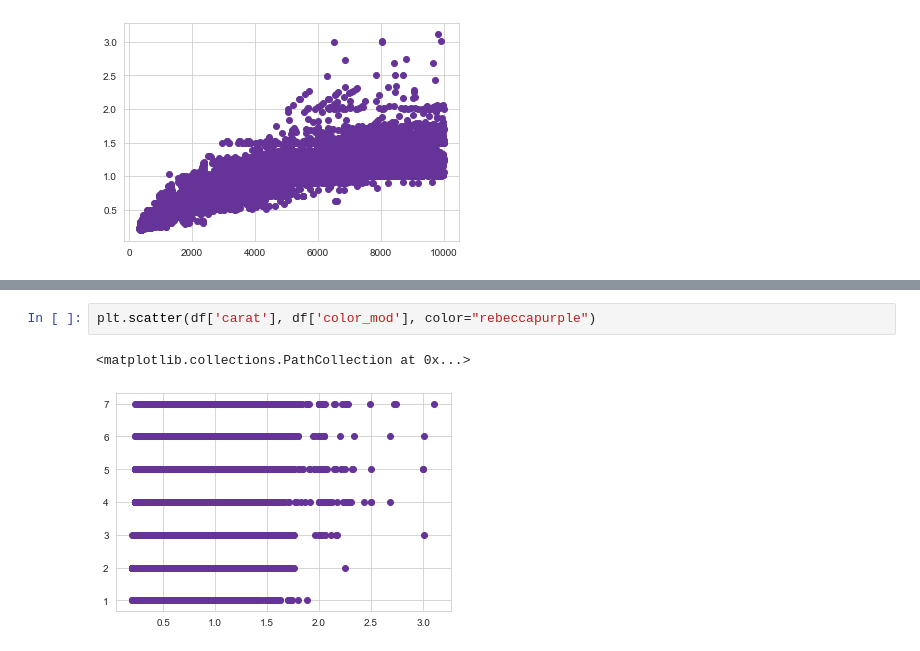
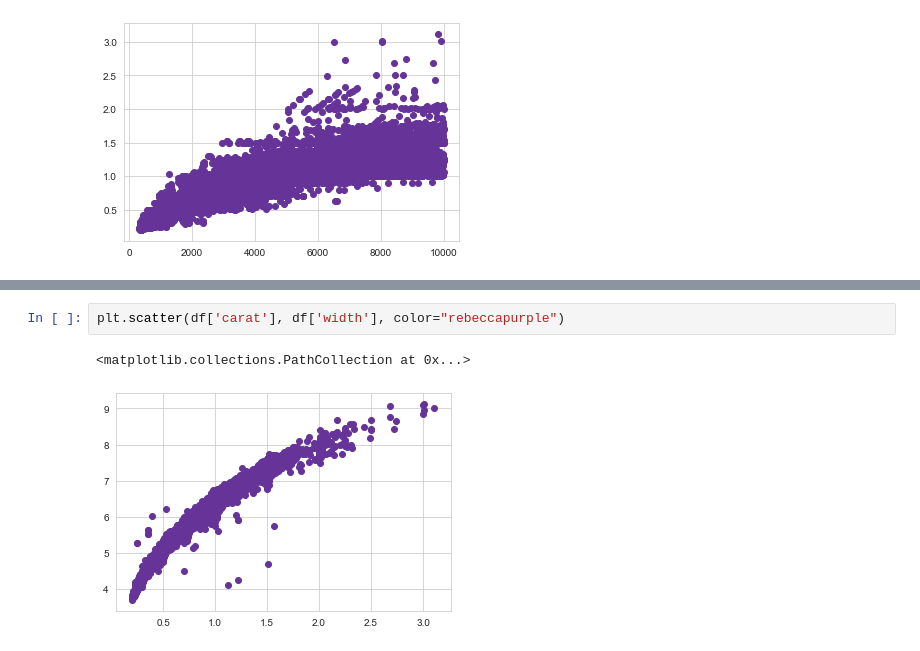
Before and after one commit to JuliaMal/ProgDA_Project2, a Jupyter notebook: Project2.ipynb, the cells around one changed output, grey strips where cells are left out. Drawn from its saved outputs; the diff is of its cells as text.

```diff
--- a/Project2.ipynb
+++ b/Project2.ipynb
@@ -229,5 +224,5 @@ plt.scatter(df['carat'], df['price'], color="rebeccapurple")
 # %%
-plt.scatter(df['carat'], df['color_mod'], color="rebeccapurple")
+plt.scatter(df['carat'], df['width'], color="rebeccapurple")
 # %% [output]
 <matplotlib.collections.PathCollection at 0x...>
-[figure, old version]
+[figure, new version]
```
Also changed, not shown: parts of 37 cells of this notebook, 1 other file.
